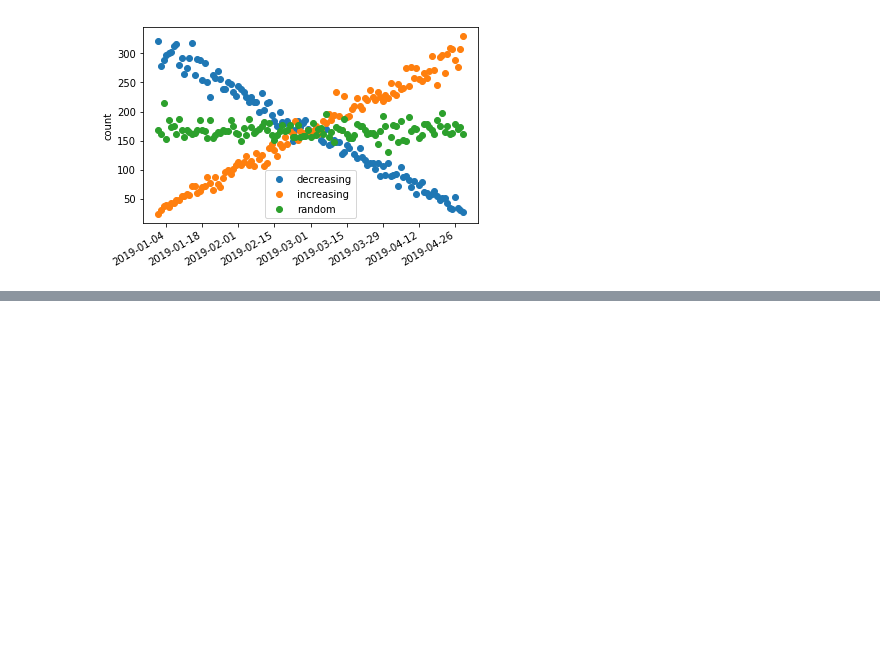
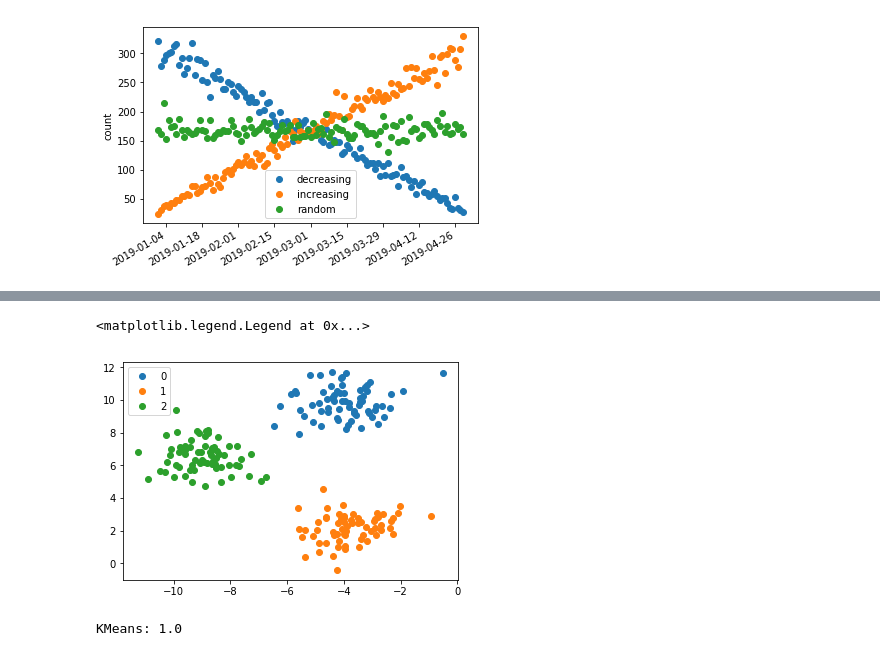
Before and after one commit to callinSwitzer/GarbageCollector, a Jupyter notebook: Untitled4.ipynb, the cells around one changed output, grey strips where cells are left out. Cells and saved outputs as stored; diff of their text form; code cells hidden in the pictures; blank space fills up the shorter version.

```diff
--- a/Untitled4.ipynb
+++ b/Untitled4.ipynb
@@ -142,0 +223,16 @@ date_trends
+# %%
+plt.plot(X_test[labels == 0,0], X_test[labels == 0, 1], "o", label = "0")
+plt.plot(X_test[labels == 1,0], X_test[labels == 1, 1], "o", label = "1")
+plt.plot(X_test[labels == 2,0], X_test[labels == 2, 1], "o", label = "2")
+plt.legend()
+# %% [output]
+<matplotlib.legend.Legend at 0x...>
+[figure, added]
+# %%
+from sklearn.metrics import v_measure_score
+
+labels = kmeans.fit(X).predict(X_test)
+acc = v_measure_score(y_test, labels)
+print("KMeans:",acc)
+# %% [output]
+KMeans: 1.0
```
Also changed, not shown: parts of 11 cells of this notebook, 3 other files.
